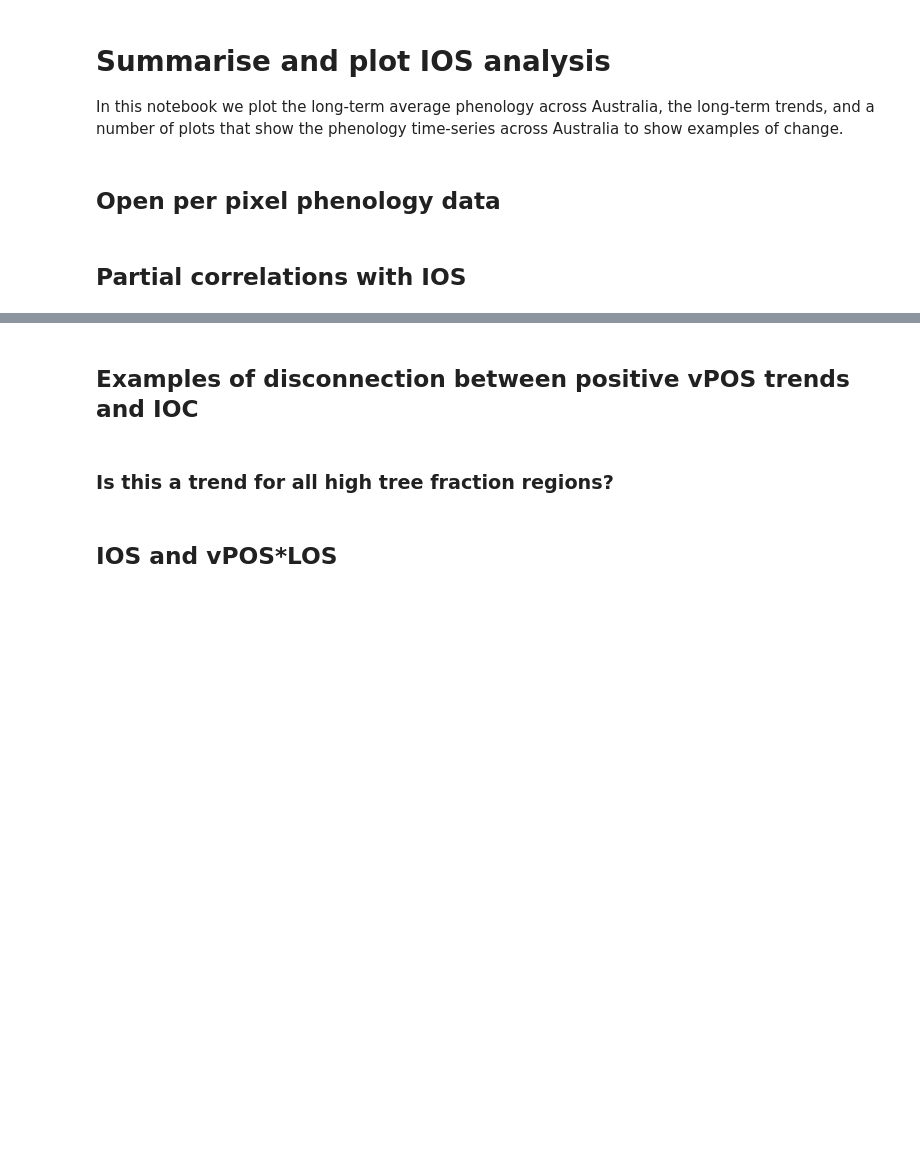
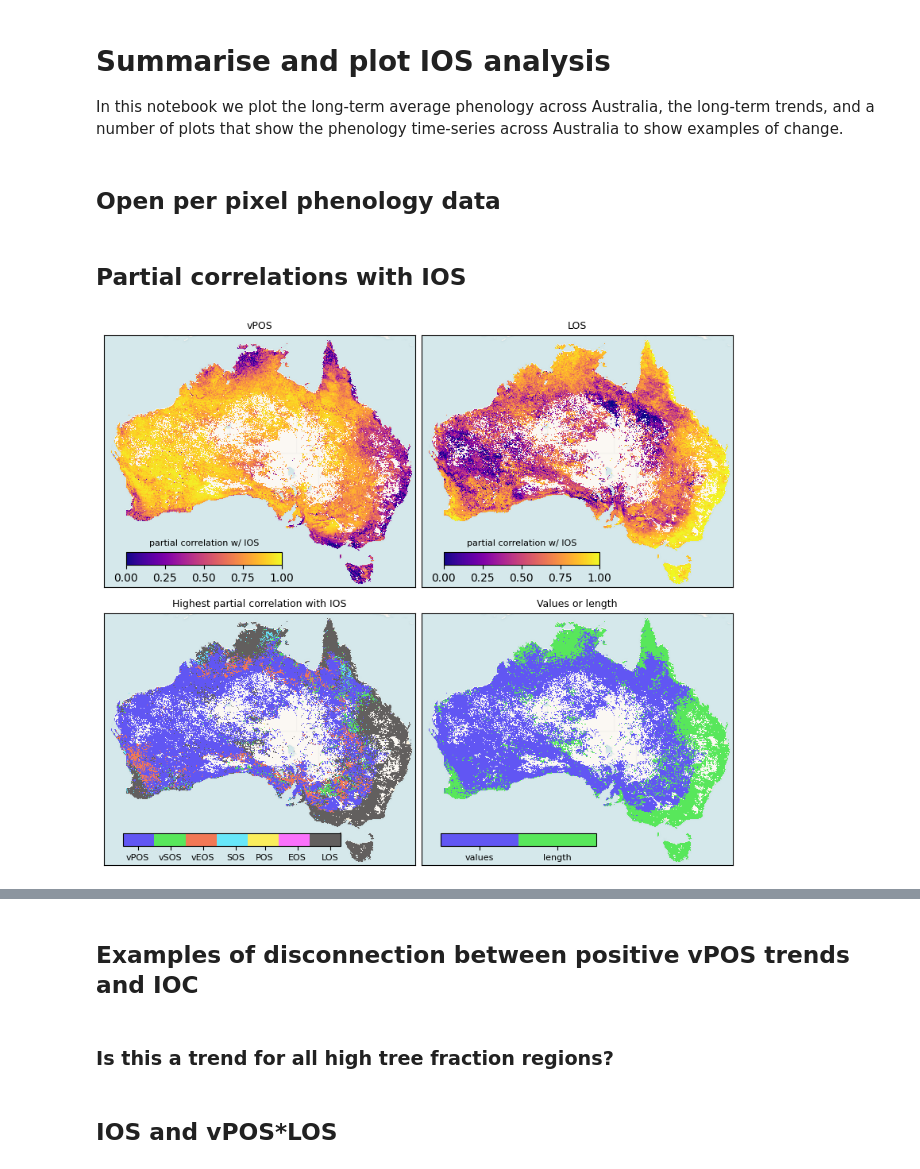
Before and after one commit to cbur24/Aus_phenology, a Jupyter notebook: notebooks/5_Summarise_IOS_analysis.ipynb, the cells around one changed output, grey strips where cells are left out. Drawn from its saved outputs; the diff is of its cells as text; code cells hidden in the pictures; blank space fills up the shorter version.

Commit message:
final circular trend analysis

```diff
--- a/notebooks/5_Summarise_IOS_analysis.ipynb
+++ b/notebooks/5_Summarise_IOS_analysis.ipynb
@@ -37,9 +37,11 @@ from phenology_pixel import xr_phenometrics
 # %% [markdown]
 ## Open per pixel phenology data
 # %%
-p_ios = assign_crs(xr.open_dataset('/g/data/os22/chad_tmp/Aus_phenology/results/ioc_analysis_perpixel.nc'), crs='EPSG:4326')
-p_average = assign_crs(xr.open_dataset('/g/data/os22/chad_tmp/Aus_phenology/results/mean_phenology_perpixel.nc'), crs='EPSG:4326')
-p_trends = assign_crs(xr.open_dataset('/g/data/os22/chad_tmp/Aus_phenology/results/trends_phenology_perpixel.nc'), crs='EPSG:4326')
+lin_or_circ = 'circular'
+
+p_ios = assign_crs(xr.open_dataset(f'/g/data/os22/chad_tmp/Aus_phenology/results/ios_analysis_perpixel_{lin_or_circ}_final.nc'), crs='EPSG:4326')
+p_average = assign_crs(xr.open_dataset(f'/g/data/os22/chad_tmp/Aus_phenology/results/mean_phenology_perpixel_{lin_or_circ}_final.nc'), crs='EPSG:4326')
+p_trends = assign_crs(xr.open_dataset(f'/g/data/os22/chad_tmp/Aus_phenology/results/trends_phenology_perpixel_{lin_or_circ}_final.nc'), crs='EPSG:4326')
 
 gdf = gpd.read_file('/g/data/os22/chad_tmp/Aus_phenology/data/vectors/IBRAv7_subregions_modified.geojson')
 
@@ -50,15 +52,26 @@ crops = round_coords(crops)
 
 season_per_year = p_average['n_seasons']/p_average['n_years']
 non_seasonal = xr.where((season_per_year <= 0.90),1,0)
+extra_seasonal = xr.where((season_per_year >= 1.1),1,0)
+seasonality_mask = (non_seasonal | extra_seasonal)
+
+# sos_nan = np.isnan(p_trends['SOS_slope']).where(~np.isnan(p_average['SOS']))
+# sos_nan = xr.where((sos_nan==1) & (seasonality_mask==0), 1, 0)
+# eos_nan = np.isnan(p_trends['EOS_slope']).where(~np.isnan(p_average['EOS']))
+# eos_nan = xr.where((eos_nan==1) & (seasonality_mask==0), 1, 0)
+# pos_nan = np.isnan(p_trends['POS_slope']).where(~np.isnan(p_average['POS']))
+# pos_nan = xr.where((pos_nan==1) & (seasonality_mask==0), 1, 0)
+
+# extra_mask = (seasonality_mask | sos_nan | eos_nan | pos_nan)
 
 # p_ios = p_ios[['vPOS','vSOS','vEOS','vTOS','SOS','POS','EOS','LOS','slope_IOC_vs_LOS*vPOS','pearson_r_IOC_vs_LOS*vPOS']]
 # p_ios = p_ios[['vPOS','vSOS','vEOS','SOS','POS','EOS','LOS']]
 # %%
-p_ios = p_ios.where(crops)
-p_average = p_average.where(crops)
-p_trends = p_trends.where(crops)
+# p_ios = p_ios.where(crops)
+# p_average = p_average.where(crops)
+# p_trends = p_trends.where(crops)
 
-seasonal_vars = ['vPOS','vSOS','vEOS','vTOS','SOS','POS','EOS','LOC']
+seasonal_vars = ['vPOS','vSOS','vEOS','SOS','POS','EOS','LOS']
 # ios_most_important_var = allNaN_arg(p_ios[seasonal_vars].to_array(), dim='variable',stat='max', idx=False)
 ios_most_important_var = allNaN_arg(np.abs(p_ios[seasonal_vars].to_array()), dim='variable',stat='max', idx=False)
 # %% [markdown]
@@ -66,7 +79,7 @@ ios_most_important_var = allNaN_arg(np.abs(p_ios[seasonal_vars].to_array()), dim
 # %%
 val_or_time = xr.where(ios_most_important_var<=3,0, 1).where(~np.isnan(p_average['SOS'])).where(non_seasonal!=1)
 # %%
-vars=['vPOS', 'LOC', 'Highest partial correlation with IOC', 'Values or timing']
+vars=['vPOS', 'LOS', 'Highest partial correlation with IOS', 'Values or length']
 
 categories = seasonal_vars
 colours1 = distinctipy.get_colors(len(categories), pastel_factor=0.5, rng=2)
@@ -81,41 +94,43 @@ for v,ax in zip(vars, axes.ravel()):
         vmax=1
         t=v
         # im = ios_most_important_var.where(p_trends.vPOS_p_value <0.05).plot(ax=ax, add_colorbar=False, add_labels=False, cmap=cmap1)
-        im = ios_most_important_var.where(non_seasonal!=1).plot(ax=ax, add_colorbar=False, add_labels=False, cmap=cmap1)
+        im = ios_most_important_var.where(seasonality_mask!=1).plot(ax=ax, add_colorbar=False, add_labels=False, cmap=cmap1)
         axins1 = inset_axes(ax,width="70%",height="5%",loc="lower left", borderpad=1.75)
         cbar = fig.colorbar(im, cax=axins1,  ticks=[0.4,1.3,2.2,3.1,3.9,4.8,5.7], orientation='horizontal') #ticks=[0.25,0.75]
         cbar.ax.set_xticklabels(categories, fontsize=8);
 
-    elif v=='Values or timing':
-        categories = ['values', 'timing']
+    elif v=='Values or length':
+        categories = ['values', 'length']
         colours = distinctipy.get_colors(len(categories), pastel_factor=0.5, rng=2)
         cmap = LinearSegmentedColormap.from_list("cwc", colours, N=len(categories))
         t=v
         # im = ios_most_important_var.where(p_trends.vPOS_p_value <0.05).plot(ax=ax, add_colorbar=False, add_labels=False, cmap=cmap1)
-        im = val_or_time.plot(ax=ax, add_colorbar=False, add_labels=False, cmap=cmap)
+        im = val_or_time.where(seasonality_mask!=1).plot(ax=ax, add_colorbar=False, add_labels=False, cmap=cmap)
         axins1 = inset_axes(ax,width="50%",height="5%",loc="lower left", borderpad=1.75)
         cbar = fig.colorbar(im, cax=axins1,  ticks=[0.25,0.75], orientation='horizontal') #ticks=[0.25,0.75]
         cbar.ax.set_xticklabels(categories, fontsize=8);
 
     else:
         cmap='plasma'
         vmin=0
         vmax=1
         t = v
         l='partial correlation w/ IOS'
         # im=p_ios[v].where(p_trends.vPOS_p_value <0.05).plot(cmap=cmap, vmin=vmin,vmax=vmax, robust=True, ax=ax, add_labels=False,add_colorbar=False)
-        im=p_ios[v].where(non_seasonal!=1).plot(cmap=cmap, vmin=vmin,vmax=vmax, robust=True, ax=ax, add_labels=False,add_colorbar=False)
+        im=p_ios[v].where(seasonality_mask!=1).plot(cmap=cmap, vmin=vmin,vmax=vmax, robust=True, ax=ax, add_labels=False,add_colorbar=False)
         axins1 = inset_axes(ax,width="50%",height="5%",loc="lower left", borderpad=2)
         norm = colors.Normalize(vmin=vmin, vmax=vmax)
         cbar = plt.cm.ScalarMappable(norm=norm, cmap=cmap)
         ax_cbar = fig.colorbar(cbar, ax=ax, cax=axins1, orientation='horizontal')
         ax_cbar.ax.set_title(l, fontsize=8)
 
     ctx.add_basemap(ax, source=ctx.providers.CartoDB.VoyagerNoLabels, crs='EPSG:4326', attribution='', attribution_size=1)
     ax.axes.get_xaxis().set_ticks([])
     ax.axes.get_yaxis().set_ticks([])
     ax.set_title(t, fontsize=9)
 
-fig.savefig(f'/g/data/os22/chad_tmp/Aus_phenology/results/figs/IOC_parcorr.png',
+fig.savefig(f'/g/data/os22/chad_tmp/Aus_phenology/results/figs/IOS_parcorr.png',
             bbox_inches='tight', dpi=300)
+# %% [output]
+[figure, added]
 # %%
```
Also changed, not shown: parts of 1 cell of this notebook, 8 other files.
